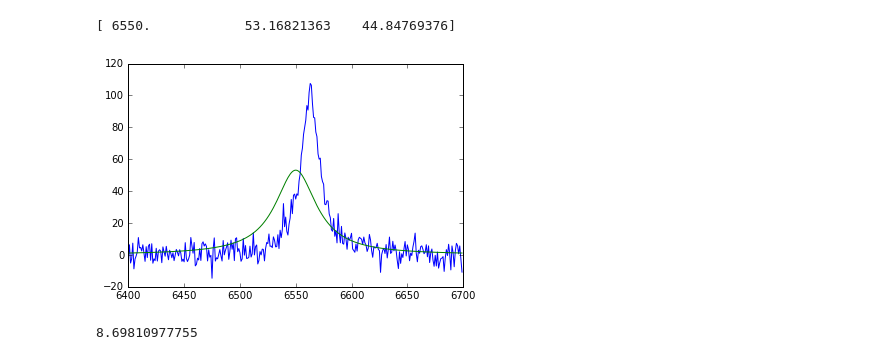
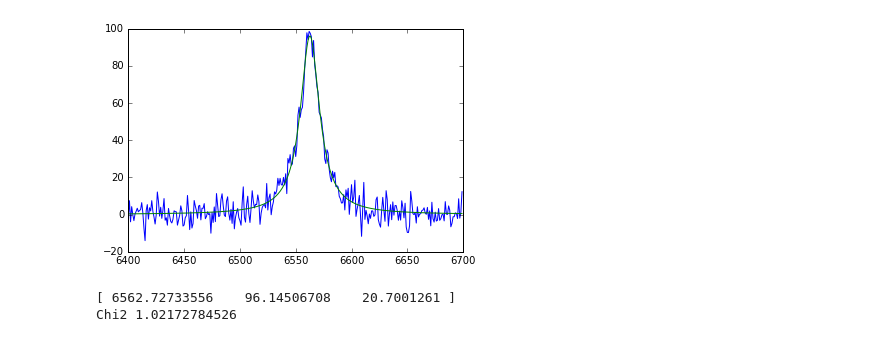
Before and after one commit to Banneker2016/DataAnalysis_Week4, a Jupyter notebook: banneker_data_analysis4_day2.ipynb, the cells around one changed output. Saved outputs shown, nothing was run; the diff lists cells and outputs as text; code cells hidden in the pictures.

```diff
--- a/banneker_data_analysis4_day2.ipynb
+++ b/banneker_data_analysis4_day2.ipynb
@@ -43,7 +43,7 @@ def metric_neg_likelihood(theta,lam,data,sigmas):
 #Let's make a final METRIC, -Log Likelihood
 def metric_log_likelihood(theta,lam,data,sigmas):
     center, height, width = theta
-    return ***TO BE FILLED IN BY YOU***
+    return 0.5*(np.sum((data-my_model(lam,center,height,width))**2/sigmas**2 + np.log(sigmas**2)))
 # %%
 #METHOD 1...a random grid search :)
 center_choices = np.random.uniform(low=6500, high=6600, size=50)
@@ -94,13 +95,14 @@ print "Chi2",metric_chi2(popt,my_lam,my_data,my_sigmas)/len(my_lam)
 # %%
 from scipy.optimize import minimize
 p0 = [6560,90,5]
-bnds = ((6500, 6550), (0, None),(0,None))
-res = minimize(metric_chi2, x0=p0,args=(my_lam,my_data,my_sigmas), options={'gtol': 1e-6, 'disp': True},bounds=bnds)
+bnds = ((6500, 6650), (0, None),(0,None))
+res = minimize(metric_log_likelihood, x0=p0,args=(my_lam,my_data,my_sigmas), options={'gtol': 1e-3, 'disp': True},bounds=bnds)
 plt.plot(my_lam,my_data)
 plt.plot(my_lam,my_model(my_lam,res.x[0],res.x[1],res.x[2]))
 plt.show()
+print res.x
 print "Chi2",metric_chi2(res.x,my_lam,my_data,my_sigmas)/len(my_lam)
 # %% [output]
+[figure, new version]
-[ 6550.            53.16821363    44.84769376]
+[ 6562.72733556    96.14506708    20.7001261 ]
+Chi2 1.02172784526
-[figure, old version]
-8.69810977755
```
Also changed, not shown: parts of 4 cells of this notebook, 2 other files.
